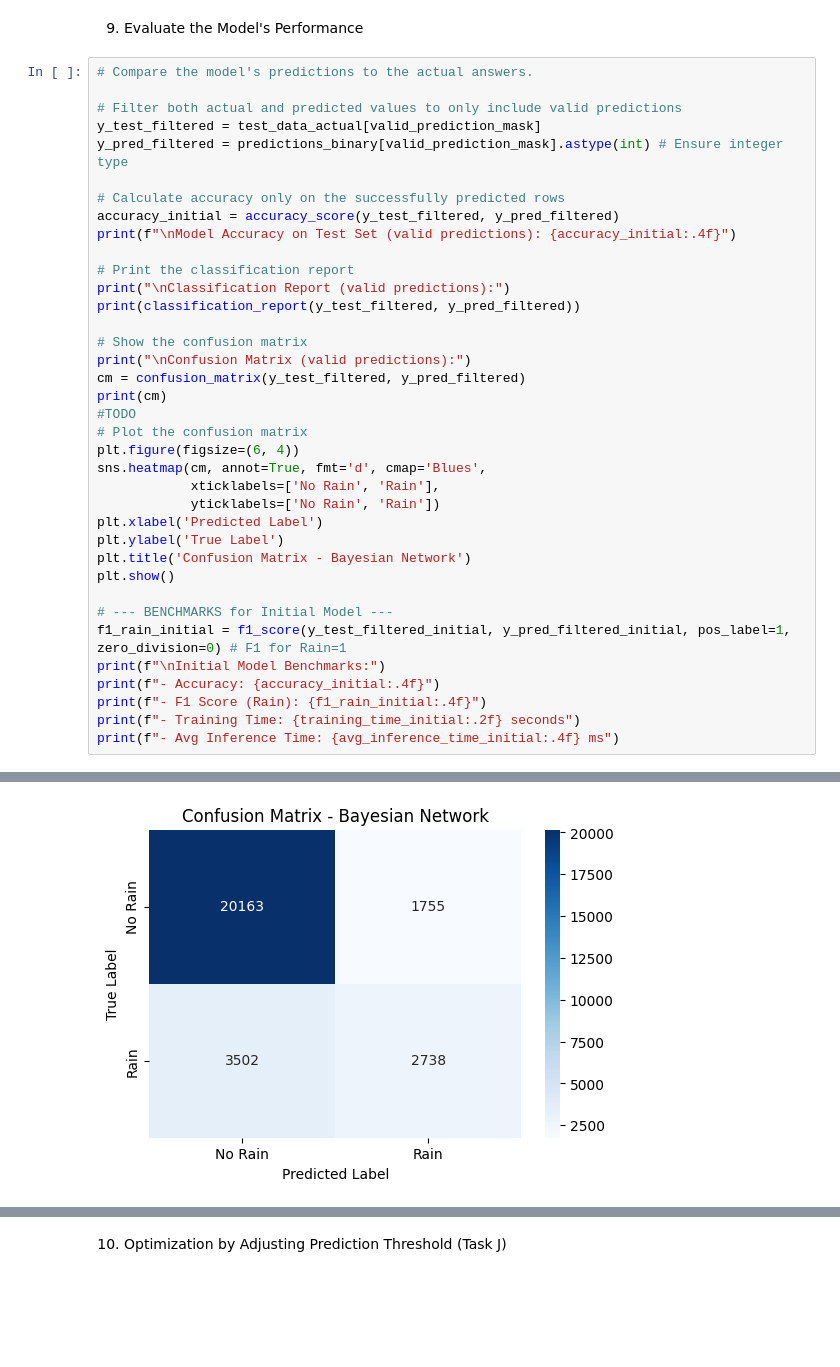
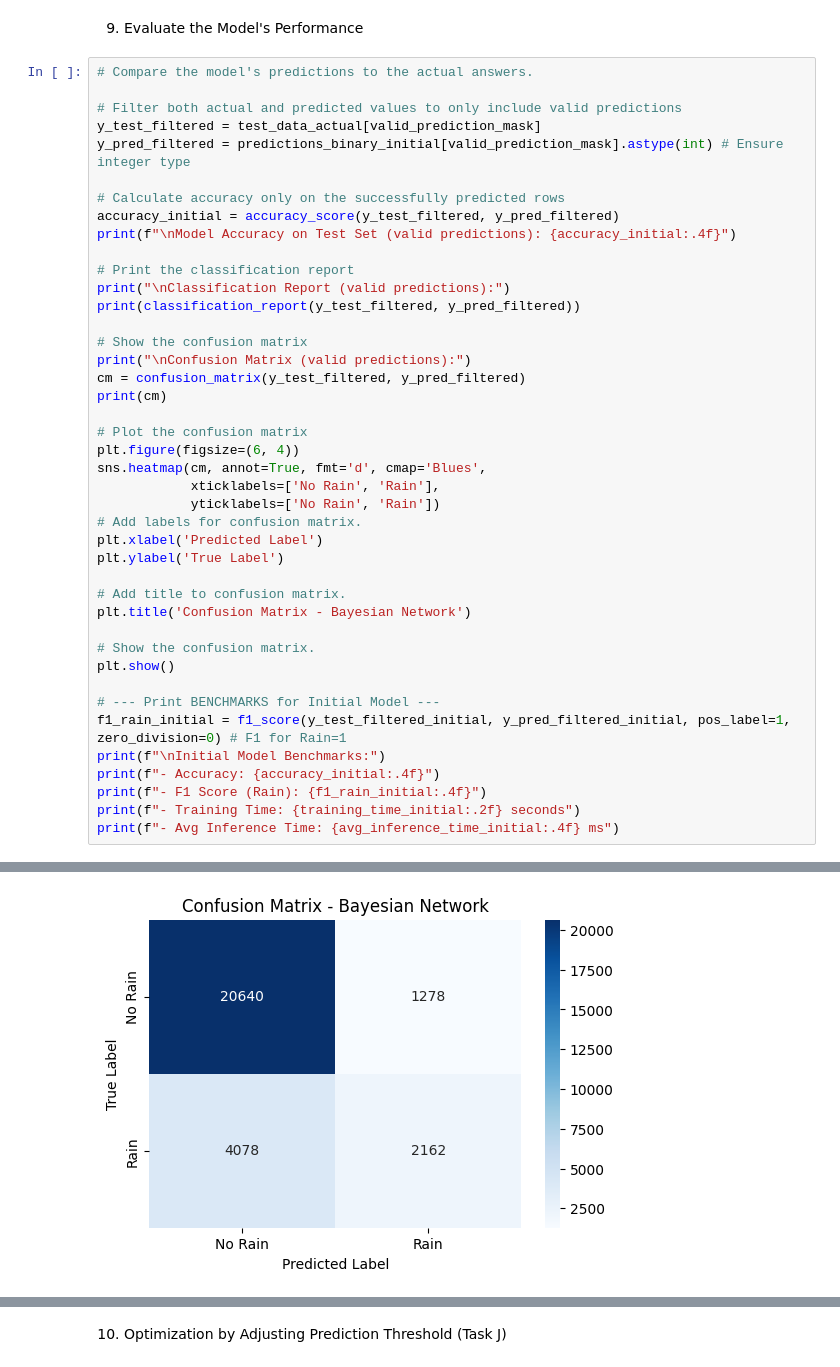
Before and after one commit to chrisconcepcion/NLP-Model-Comparison, a Jupyter notebook: Bayesian_Network_Rain_Model_Notebook.ipynb, the cells around one changed output, grey strips where cells are left out. Cells and saved outputs as stored; diff of their text form; blank space fills up the shorter version.

```diff
--- a/Bayesian_Network_Rain_Model_Notebook.ipynb
+++ b/Bayesian_Network_Rain_Model_Notebook.ipynb
@@ -337,7 +340,7 @@ Average inference time per sample: 0.2484 ms.
 
 # Filter both actual and predicted values to only include valid predictions
 y_test_filtered = test_data_actual[valid_prediction_mask]
-y_pred_filtered = predictions_binary[valid_prediction_mask].astype(int) # Ensure integer type
+y_pred_filtered = predictions_binary_initial[valid_prediction_mask].astype(int) # Ensure integer type
 
 # Calculate accuracy only on the successfully predicted rows
 accuracy_initial = accuracy_score(y_test_filtered, y_pred_filtered)
@@ -351,18 +354,23 @@ print(classification_report(y_test_filtered, y_pred_filtered))
 print("\nConfusion Matrix (valid predictions):")
 cm = confusion_matrix(y_test_filtered, y_pred_filtered)
 print(cm)
-#TODO
+
 # Plot the confusion matrix
 plt.figure(figsize=(6, 4))
 sns.heatmap(cm, annot=True, fmt='d', cmap='Blues',
             xticklabels=['No Rain', 'Rain'],
             yticklabels=['No Rain', 'Rain'])
+# Add labels for confusion matrix.
 plt.xlabel('Predicted Label')
 plt.ylabel('True Label')
+
+# Add title to confusion matrix.
 plt.title('Confusion Matrix - Bayesian Network')
+
+# Show the confusion matrix.
 plt.show()
 
-# --- BENCHMARKS for Initial Model ---
+# --- Print BENCHMARKS for Initial Model ---
 f1_rain_initial = f1_score(y_test_filtered_initial, y_pred_filtered_initial, pos_label=1, zero_division=0) # F1 for Rain=1
 print(f"\nInitial Model Benchmarks:")
 print(f"- Accuracy: {accuracy_initial:.4f}")
@@ -389,2 +397,2 @@ Confusion Matrix (valid predictions):
-[figure, old version]
+[figure, new version]
 Initial Model Benchmarks:
```
Also changed, not shown: parts of 6 cells of this notebook, 5 other files.
